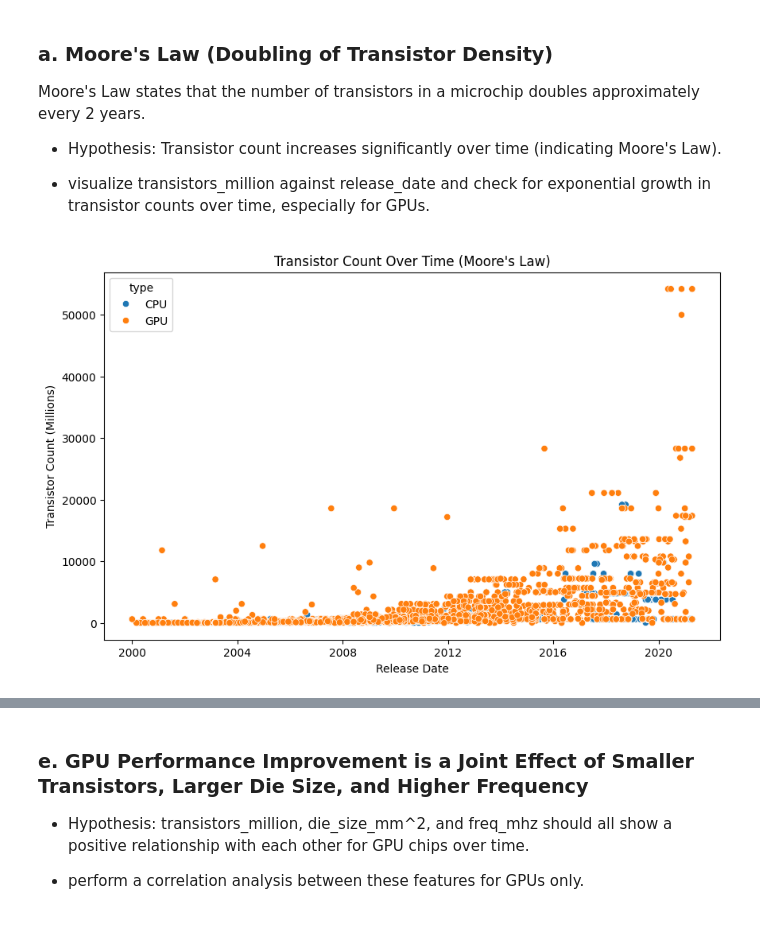
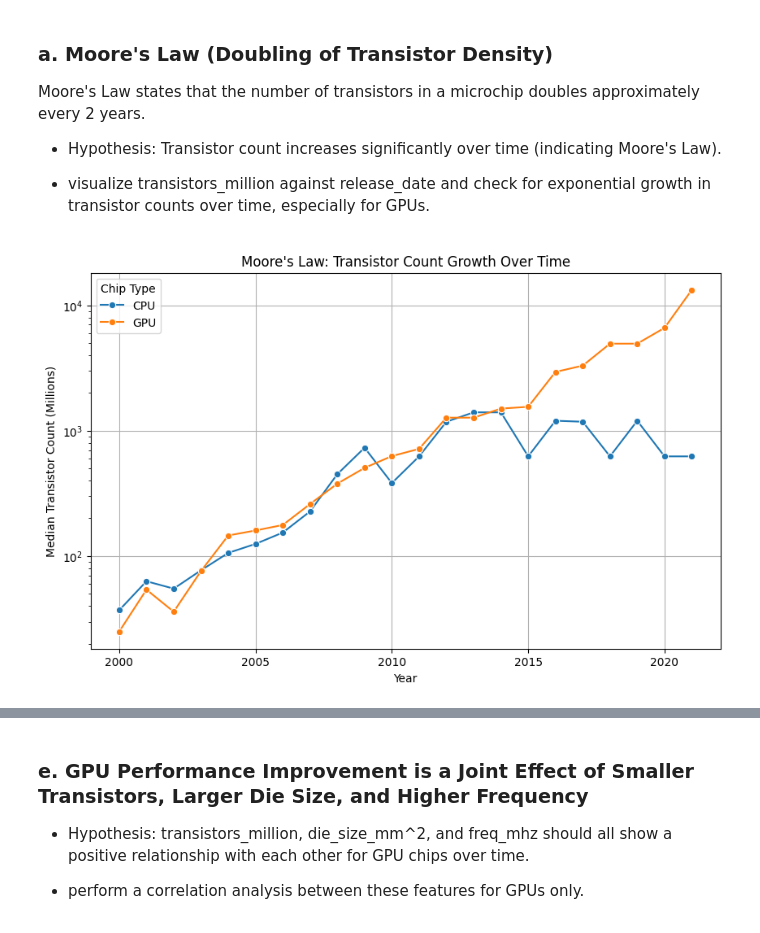
Before and after one commit to bonareri/Machine_Learning_1, a Jupyter notebook: ML_Data_cleaning.ipynb, the cells around one changed output, grey strips where cells are left out. Saved outputs shown, nothing was run; the diff lists cells and outputs as text; code cells hidden in the pictures.

```diff
--- a/ML_Data_cleaning.ipynb
+++ b/ML_Data_cleaning.ipynb
@@ -130,0 +77,6 @@ for column in numeric_columns:
+# %%
+# Drop non-consequential fields with high missing values
+chip_data = chip_data.drop(columns=["fp16_gflops", "fp32_gflops", "fp64_gflops"])
+
+# Verify the columns were dropped
+print(chip_data.columns)
@@ -293,9 +238,0 @@ chip_data[['type', 'type_encoded']].head()
-# %%
-# Use One-Hot Encoding for the 'vendor' column
-chip_data = pd.get_dummies(chip_data, columns=['vendor'], drop_first=True)
-
-# Use One-Hot Encoding for the 'foundry' column
-chip_data = pd.get_dummies(chip_data, columns=['foundry'], drop_first=True)
-
-# Display the updated dataframe with encoded 'vendor' and 'foundry' columns
-chip_data.head()
@@ -320,0 +239,6 @@ chip_data.head()
+# %%
+# Create a new column for the year of release for analysis purposes
+chip_data['release_year'] = chip_data['release_date'].dt.year
+
+# Check the data types and ensure necessary columns are correctly formatted
+chip_data.info()
@@ -328,15 +270,25 @@ Moore's Law states that the number of transistors in a microchip doubles approxi
 - Hypothesis: Transistor count increases significantly over time (indicating Moore's Law).
 
 - visualize transistors_million against release_date and check for exponential growth in transistor counts over time, especially for GPUs.
+# %%
+# Prepare data for Moore's Law analysis (transistor count over time)
+chip_data_moores = chip_data[['release_date', 'transistors_million', 'type']].copy()
+chip_data_moores['year'] = chip_data_moores['release_date'].dt.year
+
+# Group by year and type (CPU/GPU) for median transistor count
+moores_trend = chip_data_moores.groupby(['year', 'type']).median().reset_index()
 # %%
-# 1. Moore's Law: Transistor count over time
+# Visualize Moore's Law: Transistor count over time for CPUs and GPUs
 plt.figure(figsize=(10, 6))
-sns.scatterplot(data=chip_data, x='release_date', y='transistors_million', hue='type')
-plt.title("Transistor Count Over Time (Moore's Law)")
-plt.xlabel("Release Date")
-plt.ylabel("Transistor Count (Millions)")
+sns.lineplot(data=moores_trend, x='year', y='transistors_million', hue='type', marker='o')
+plt.title('Moore\'s Law: Transistor Count Growth Over Time')
+plt.xlabel('Year')
+plt.ylabel('Median Transistor Count (Millions)')
+plt.legend(title='Chip Type')
+plt.yscale('log')  # Use a logarithmic scale for better visualization
+plt.grid(True)
 plt.show()
 # %% [output]
-[figure, old version]
+[figure, new version]
 # %% [markdown]
 ### b. Dennard Scaling (Power vs. Size)
```
Also changed, not shown: parts of 28 cells of this notebook.
